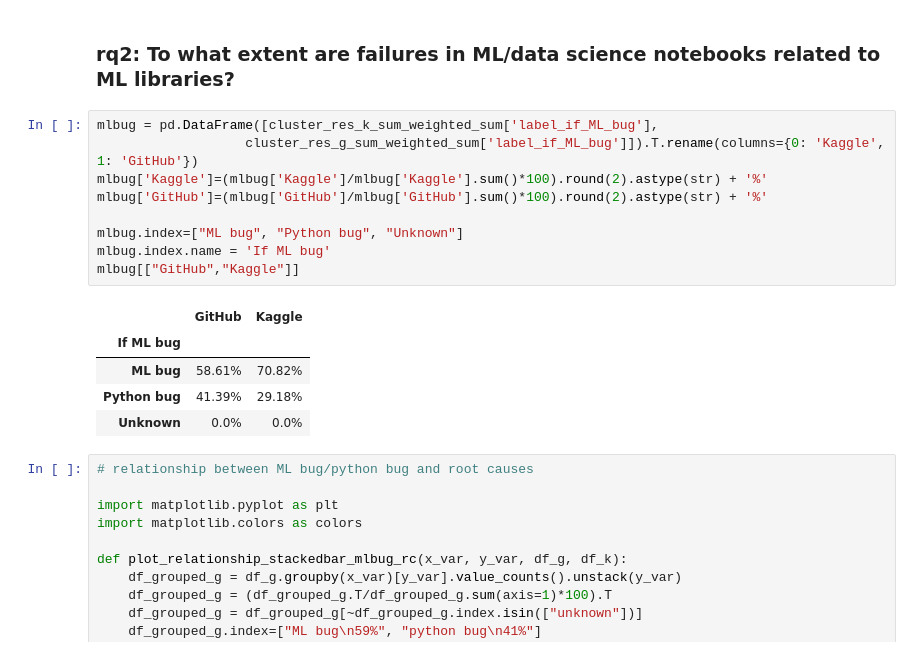
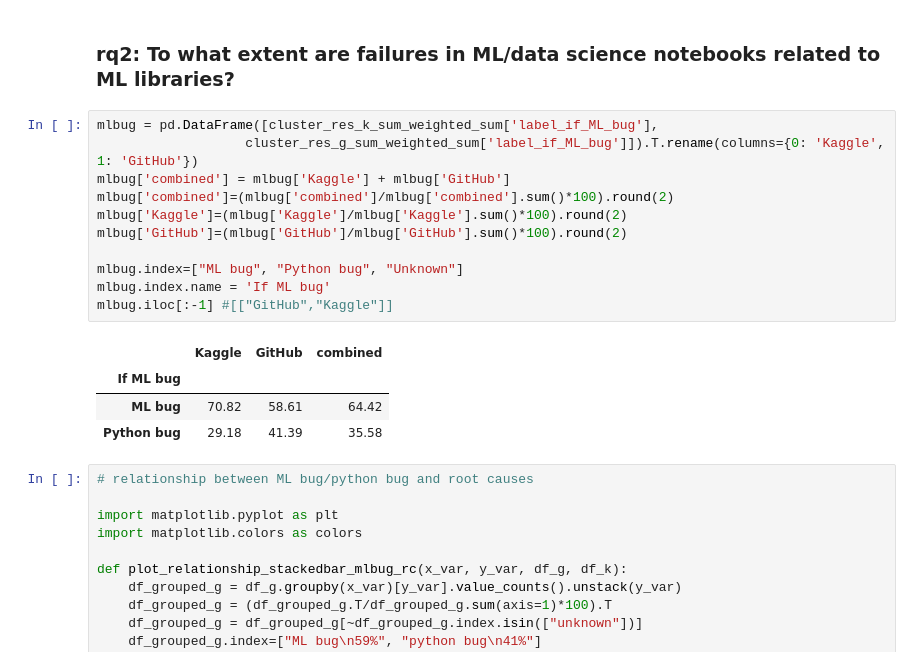
Before and after one commit to PELAB-LiU/jupyter_nbs_empirical, a Jupyter notebook: notebook_error_analysis-manual_labels_plots_rqs.ipynb, the cells around one changed output. Drawn from its saved outputs; the diff is of its cells as text.

```diff
--- a/notebook_error_analysis-manual_labels_plots_rqs.ipynb
+++ b/notebook_error_analysis-manual_labels_plots_rqs.ipynb
@@ -583,18 +586,19 @@ display((df_tmp.T/df_tmp.sum(axis=1)).T.reindex(order_mlpp))
 # %%
 mlbug = pd.DataFrame([cluster_res_k_sum_weighted_sum['label_if_ML_bug'],
                    cluster_res_g_sum_weighted_sum['label_if_ML_bug']]).T.rename(columns={0: 'Kaggle', 1: 'GitHub'})
-mlbug['Kaggle']=(mlbug['Kaggle']/mlbug['Kaggle'].sum()*100).round(2).astype(str) + '%'
-mlbug['GitHub']=(mlbug['GitHub']/mlbug['GitHub'].sum()*100).round(2).astype(str) + '%'
+mlbug['combined'] = mlbug['Kaggle'] + mlbug['GitHub']
+mlbug['combined']=(mlbug['combined']/mlbug['combined'].sum()*100).round(2)
+mlbug['Kaggle']=(mlbug['Kaggle']/mlbug['Kaggle'].sum()*100).round(2)
+mlbug['GitHub']=(mlbug['GitHub']/mlbug['GitHub'].sum()*100).round(2)
 
 mlbug.index=["ML bug", "Python bug", "Unknown"]
 mlbug.index.name = 'If ML bug'
-mlbug[["GitHub","Kaggle"]]
+mlbug.iloc[:-1] #[["GitHub","Kaggle"]]
 # %% [output]
-|  | GitHub | Kaggle |
-| If ML bug |  |  |
-| ML bug | 58.61% | 70.82% |
-| Python bug | 41.39% | 29.18% |
-| Unknown | 0.0% | 0.0% |
+|  | Kaggle | GitHub | combined |
+| If ML bug |  |  |  |
+| ML bug | 70.82 | 58.61 | 64.42 |
+| Python bug | 29.18 | 41.39 | 35.58 |
 # %%
 # relationship between ML bug/python bug and root causes
 
```
Also changed, not shown: parts of 8 cells of this notebook, 2 other files.
